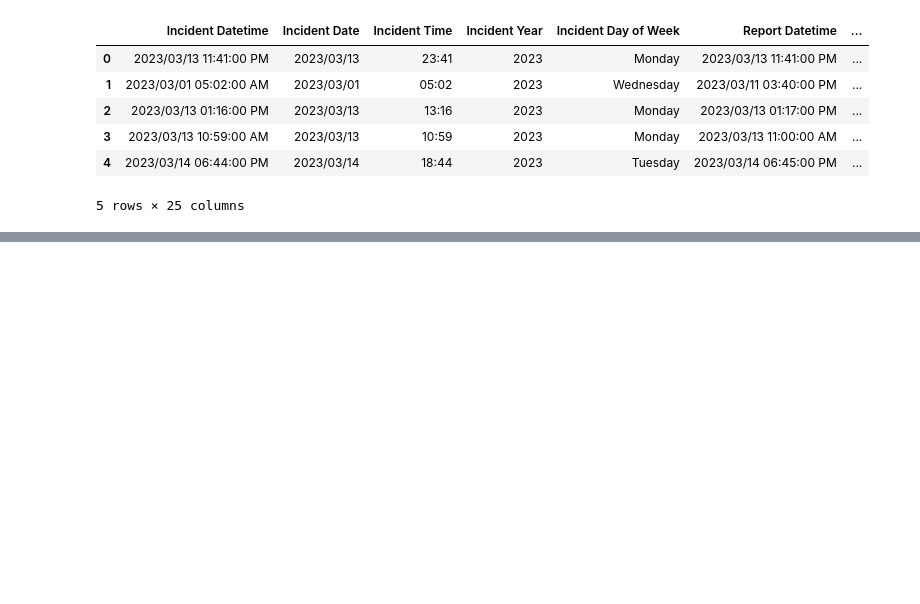
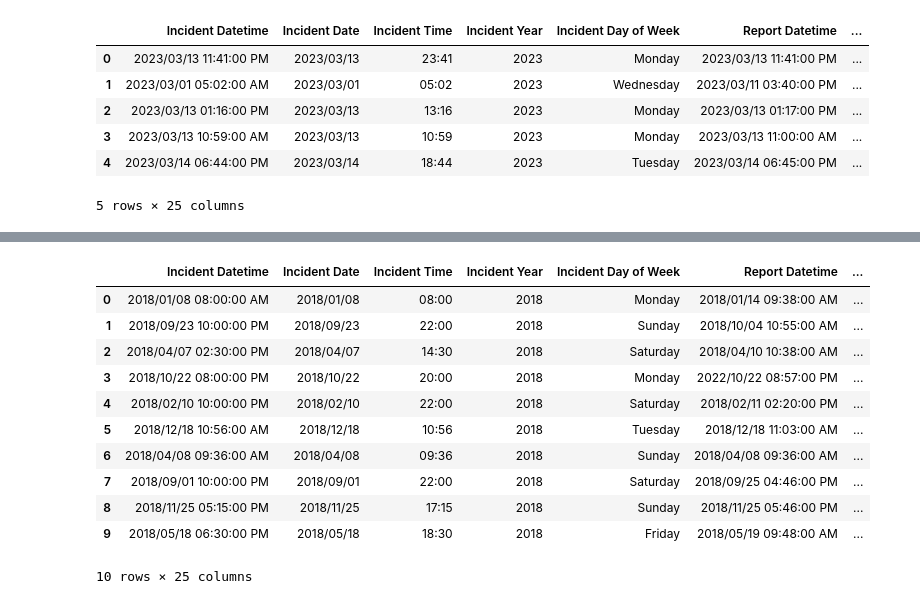
Before and after one commit to maddiebowman/SF_crime_patterns, a Jupyter notebook: Project_03.ipynb, the cells around one changed output, grey strips where cells are left out. Cells and saved outputs as stored; diff of their text form; code cells hidden in the pictures; blank space fills up the shorter version.

```diff
--- a/Project_03.ipynb
+++ b/Project_03.ipynb
@@ -278,0 +330,35 @@ crime_new_df.head(5)
+# %%
+#***************************************************
+#** second, set the seed value and the sample size**
+#***************************************************
+
+random_seed = 24      # the last two digits of the current year
+sample_size = 5000              #5,000 records
+
+#group the incident data by Incident Year
+grouped = crime_new_df.groupby("Incident Year")
+
+#create an empty DataFrame to store the sampled data
+sampled_data = pd.DataFrame()
+
+#now, iterate through each of the groups and sample the data
+for year, group_data in grouped:
+    sampled_year_data = group_data.sample(n=sample_size, random_state=random_seed)
+    sampled_data = pd.concat([sampled_data, sampled_year_data])
+
+# Reset the index of the final sampled DataFrame
+sampled_data.reset_index(drop=True, inplace=True)
+sampled_data.head(10)
+# %% [output]
+|  | Incident Datetime | Incident Date | Incident Time | Incident Year | Incident Day of Week | Report Datetime | ... |
+| 0 | 2018/01/08 08:00:00 AM | 2018/01/08 | 08:00 | 2018 | Monday | 2018/01/14 09:38:00 AM | ... |
+| 1 | 2018/09/23 10:00:00 PM | 2018/09/23 | 22:00 | 2018 | Sunday | 2018/10/04 10:55:00 AM | ... |
+| 2 | 2018/04/07 02:30:00 PM | 2018/04/07 | 14:30 | 2018 | Saturday | 2018/04/10 10:38:00 AM | ... |
+| 3 | 2018/10/22 08:00:00 PM | 2018/10/22 | 20:00 | 2018 | Monday | 2022/10/22 08:57:00 PM | ... |
+| 4 | 2018/02/10 10:00:00 PM | 2018/02/10 | 22:00 | 2018 | Saturday | 2018/02/11 02:20:00 PM | ... |
+| 5 | 2018/12/18 10:56:00 AM | 2018/12/18 | 10:56 | 2018 | Tuesday | 2018/12/18 11:03:00 AM | ... |
+| 6 | 2018/04/08 09:36:00 AM | 2018/04/08 | 09:36 | 2018 | Sunday | 2018/04/08 09:36:00 AM | ... |
+| 7 | 2018/09/01 10:00:00 PM | 2018/09/01 | 22:00 | 2018 | Saturday | 2018/09/25 04:46:00 PM | ... |
+| 8 | 2018/11/25 05:15:00 PM | 2018/11/25 | 17:15 | 2018 | Sunday | 2018/11/25 05:46:00 PM | ... |
+| 9 | 2018/05/18 06:30:00 PM | 2018/05/18 | 18:30 | 2018 | Friday | 2018/05/19 09:48:00 AM | ... |
+10 rows × 25 columns
```
Also changed, not shown: parts of 5 cells of this notebook.
